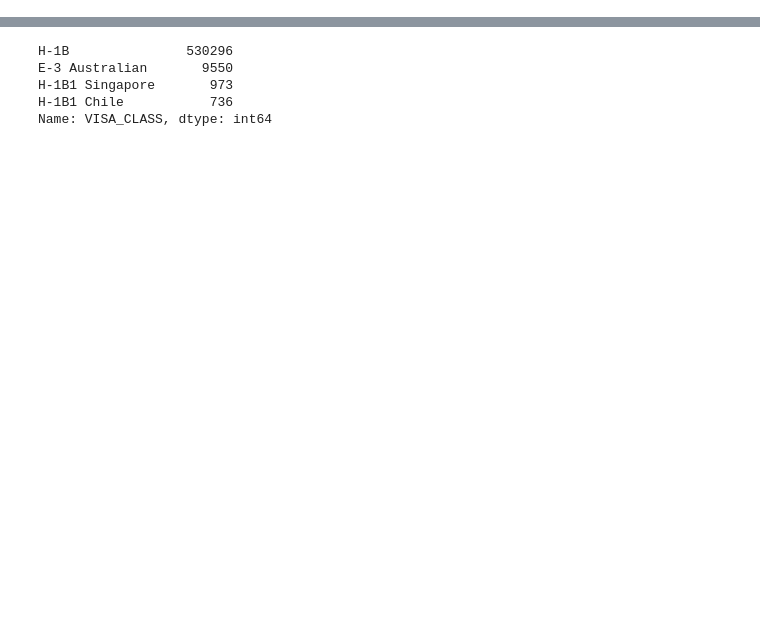
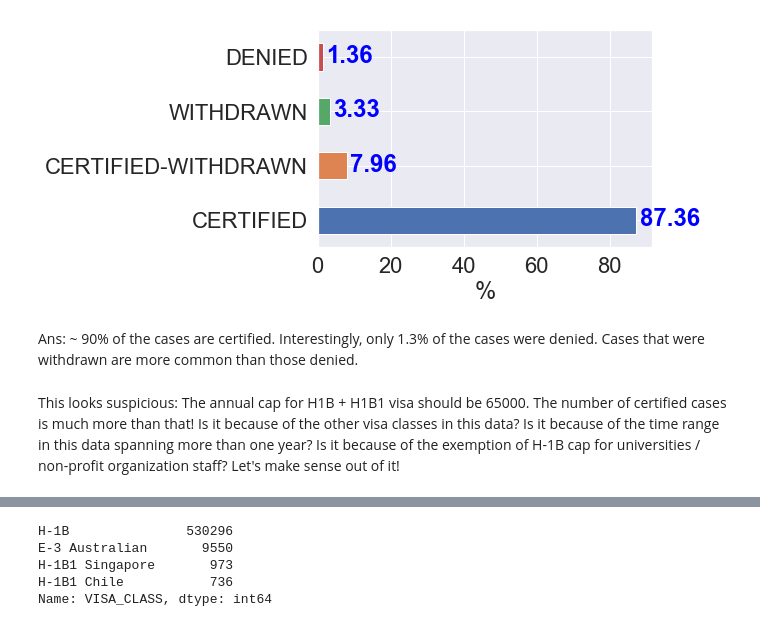
Before and after one commit to matthew-hsr/H1B-Data-Investigation, a Jupyter notebook: H1B-Investigation.ipynb, the cells around one changed output, grey strips where cells are left out. Cells and saved outputs as stored; diff of their text form; code cells hidden in the pictures; blank space fills up the shorter version.

```diff
--- a/H1B-Investigation.ipynb
+++ b/H1B-Investigation.ipynb
@@ -22,0 +130,9 @@ df_2018.head()
+# %%
+plot_horizontal_bar_char((df_2017['CASE_STATUS'].value_counts() / len(df_2017) * 100).round(2), 2, '%', hor_shift=1)
+# %% [output]
+[figure, added]
+# %% [markdown]
+Ans: ~ 90% of the cases are certified. Interestingly, only 1.3% of the cases were denied. Cases that were withdrawn
+are more common than those denied.
+# %% [markdown]
+This looks suspicious: The annual cap for H1B + H1B1 visa should be 65000. The number of certified cases is much more than that! Is it because of the other visa classes in this data? Is it because of the time range in this data spanning more than one year? Is it because of the exemption of H-1B cap for universities / non-profit organization staff? Let's make sense out of it!
```
Also changed, not shown: parts of 72 cells of this notebook.
